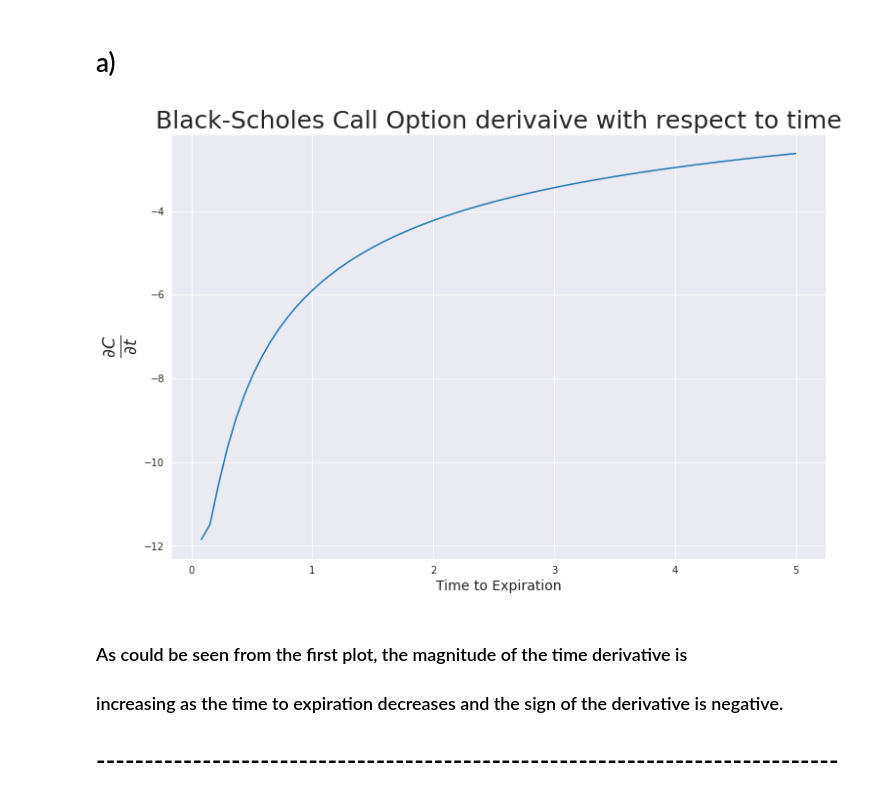
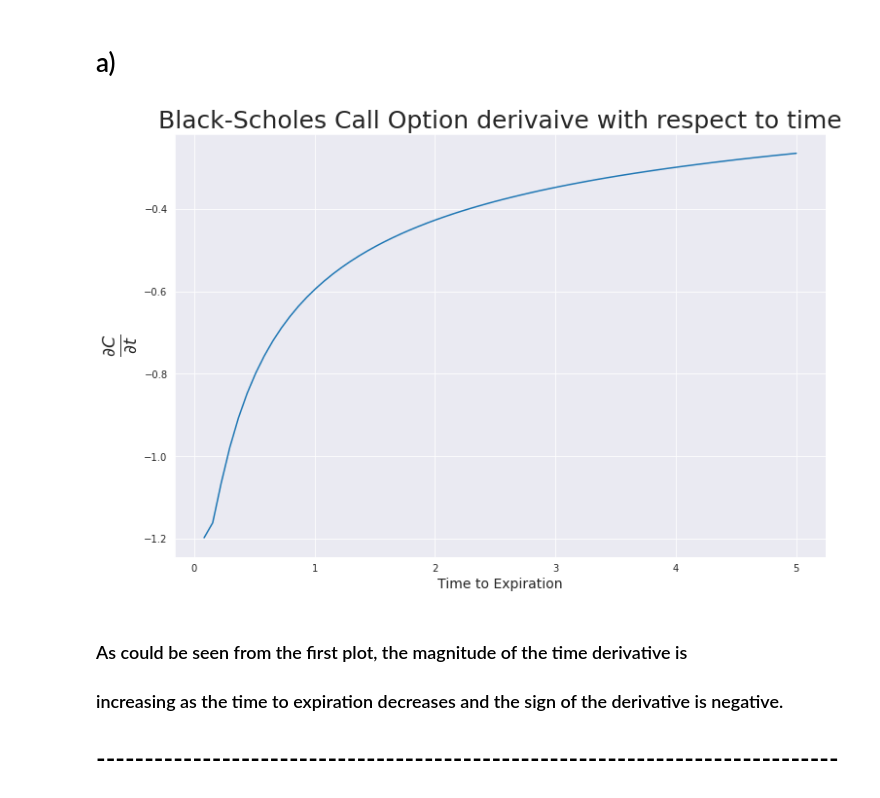
Before and after one commit to tdore738/Erdos_Inst_Quant_Fin_2025, a Jupyter notebook: Mini Projects/Mini Project 3.ipynb, the cells around one changed output. Cells and saved outputs as stored; diff of their text form; code cells hidden in the pictures.

```diff
--- a/Mini Projects/Mini Project 3.ipynb
+++ b/Mini Projects/Mini Project 3.ipynb
@@ -119,21 +119,21 @@ def Dcall_Dt(S0, K, sigma, t=1, r=0):
 # %%
 S0 = 100
 K = 110
 sigma = .3
 times = np.linspace(1/12, 5, 70)
 
 
-d_call_dt= [Dcall_Dt(S0,K,sigma, t = times[i]) for i in range(len(times))]
+d_call_dt= np.array([Dcall_Dt(S0,K,sigma, t = times[i]) for i in range(len(times))])
 
 
 plt.figure(figsize = (12,8))
 plt.title('Black-Scholes Call Option derivaive with respect to time', size = 25)
-plt.plot(times, d_call_dt)
+plt.plot(times, d_call_dt/(sigma*sigma*K))
 plt.xlabel('Time to Expiration',size=14)
 plt.ylabel(r'$\frac{\partial C}{\partial t}$',size = 25)
 plt.show()
 # %% [output]
-[figure, old version]
+[figure, new version]
 # %% [markdown]
 ### As could be seen from the first plot, the magnitude of the time derivative is
 ### increasing as the time to expiration decreases and the sign of the derivative is negative.
```
